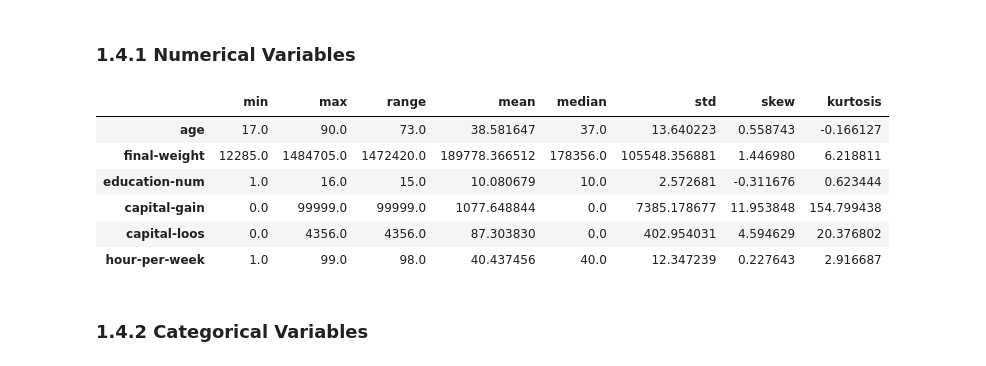
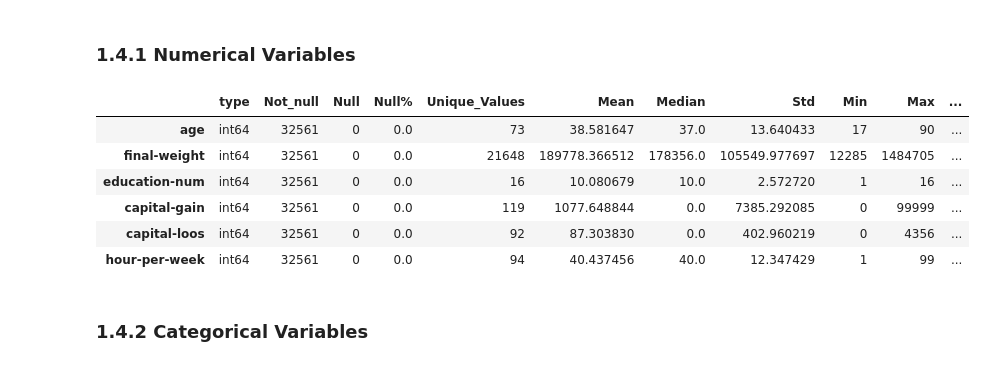
Before and after one commit to Marcoslsl/CensusClassifier, a Jupyter notebook: Classifier_census.ipynb, the cells around one changed output. Drawn from its saved outputs; the diff is of its cells as text; code cells hidden in the pictures.

```diff
--- a/Classifier_census.ipynb
+++ b/Classifier_census.ipynb
@@ -30,6 +30,25 @@ sns.set_style('darkgrid')
 # %% [markdown]
 ## 0.1. Helper Functions
 # %%
+def numeric_statistics( df ):
+    dic = {
+        "type": df.dtypes.values,
+        "Not_null": df.count().values,
+        "Null": df.shape[0] - df.count().values,
+        "Null%": 100 * (df.shape[0] - df.count().values)/df.shape[0],
+        "Unique_Values": df.nunique().values,
+        "Mean": df.mean(),
+        "Median": df.median(),
+        "Std": df.std(),
+        "Min": df.min(),
+        "Max": df.max(),
+        "Range": df.max() - df.min(),
+        "Skew": df.skew(),
+        "Kurtosis": df.kurtosis()
+    }
+
+    return pd.DataFrame( dic, index=df.columns )
+
 def cramer_v( x, y ):
 
     cm   = pd.crosstab( x, y ).values
@@ -140,29 +159,16 @@ dtype: int64
 ### 1.4.1 Numerical Variables
 # %%
 aux = df1.select_dtypes( include = ['int64','float64'] )
-# %%
-c1 = pd.DataFrame( aux.apply( np.mean ) ).T
-c2 = pd.DataFrame( aux.apply( np.median ) ).T
-
-c3 = pd.DataFrame( aux.apply( np.min ) ).T
-c4 = pd.DataFrame( aux.apply( np.std ) ).T
-c5 = pd.DataFrame( aux.apply( np.max ) ).T
-
-c6 = pd.DataFrame( aux.apply( lambda x: x.max() - x.min() ) ).T
-c7 = pd.DataFrame( aux.apply( lambda x: x.skew() ) ).T
-c8 = pd.DataFrame( aux.apply( lambda x: x.kurtosis() ) ).T
-
-metrics = pd.concat( [c3, c5, c6, c1, c2, c4, c7, c8] ).T
-metrics.columns = ['min','max','range','mean','median','std','skew','kurtosis']
-metrics
-# %% [output]
-|  | min | max | range | mean | median | std | skew | kurtosis |
-| age | 17.0 | 90.0 | 73.0 | 38.581647 | 37.0 | 13.640223 | 0.558743 | -0.166127 |
-| final-weight | 12285.0 | 1484705.0 | 1472420.0 | 189778.366512 | 178356.0 | 105548.356881 | 1.446980 | 6.218811 |
-| education-num | 1.0 | 16.0 | 15.0 | 10.080679 | 10.0 | 2.572681 | -0.311676 | 0.623444 |
-| capital-gain | 0.0 | 99999.0 | 99999.0 | 1077.648844 | 0.0 | 7385.178677 | 11.953848 | 154.799438 |
-| capital-loos | 0.0 | 4356.0 | 4356.0 | 87.303830 | 0.0 | 402.954031 | 4.594629 | 20.376802 |
-| hour-per-week | 1.0 | 99.0 | 98.0 | 40.437456 | 40.0 | 12.347239 | 0.227643 | 2.916687 |
+# %%
+numeric_statistics( aux )
+# %% [output]
+|  | type | Not_null | Null | Null% | Unique_Values | Mean | Median | Std | Min | Max | ... |
+| age | int64 | 32561 | 0 | 0.0 | 73 | 38.581647 | 37.0 | 13.640433 | 17 | 90 | ... |
+| final-weight | int64 | 32561 | 0 | 0.0 | 21648 | 189778.366512 | 178356.0 | 105549.977697 | 12285 | 1484705 | ... |
+| education-num | int64 | 32561 | 0 | 0.0 | 16 | 10.080679 | 10.0 | 2.572720 | 1 | 16 | ... |
+| capital-gain | int64 | 32561 | 0 | 0.0 | 119 | 1077.648844 | 0.0 | 7385.292085 | 0 | 99999 | ... |
+| capital-loos | int64 | 32561 | 0 | 0.0 | 92 | 87.303830 | 0.0 | 402.960219 | 0 | 4356 | ... |
+| hour-per-week | int64 | 32561 | 0 | 0.0 | 94 | 40.437456 | 40.0 | 12.347429 | 1 | 99 | ... |
 # %% [markdown]
 ### 1.4.2 Categorical Variables
 # %%
```
